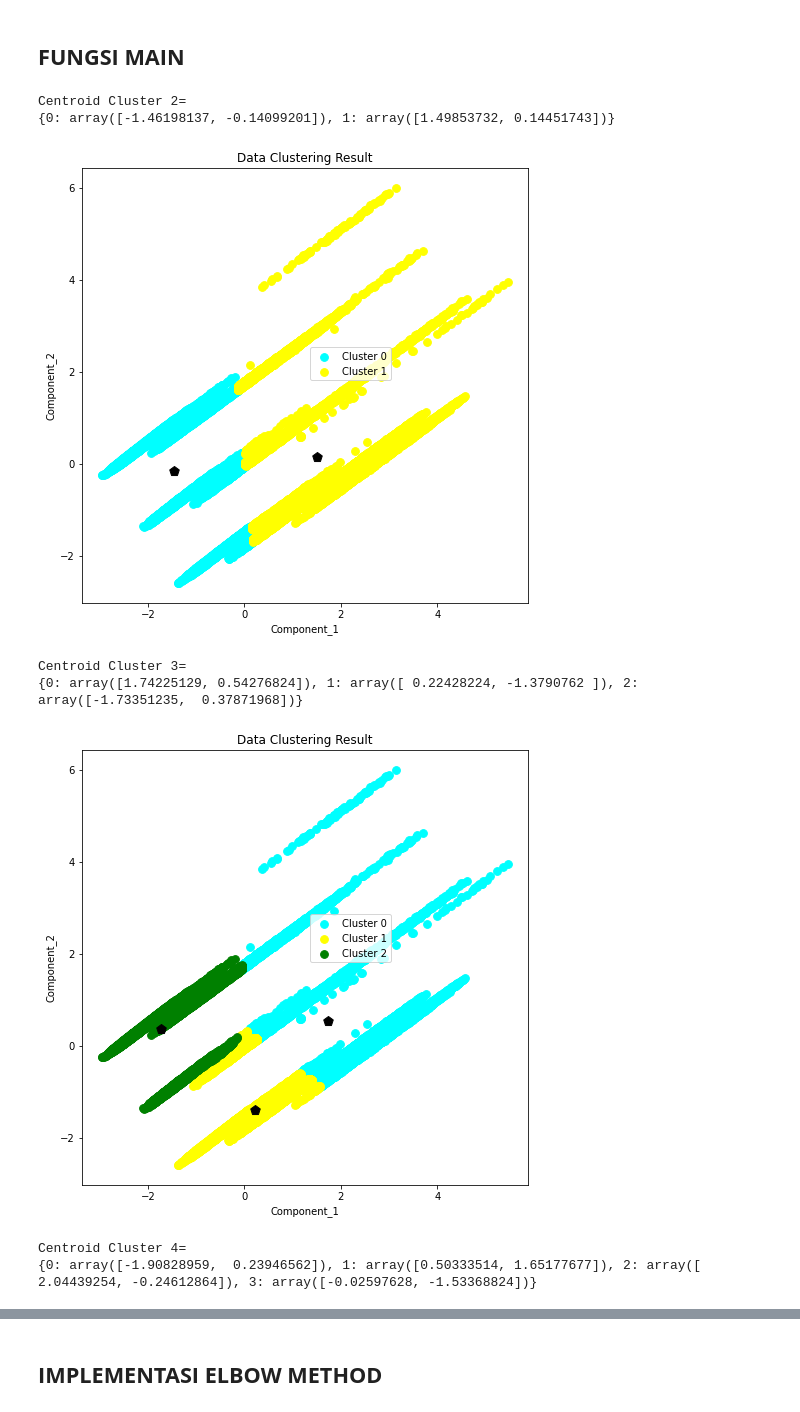
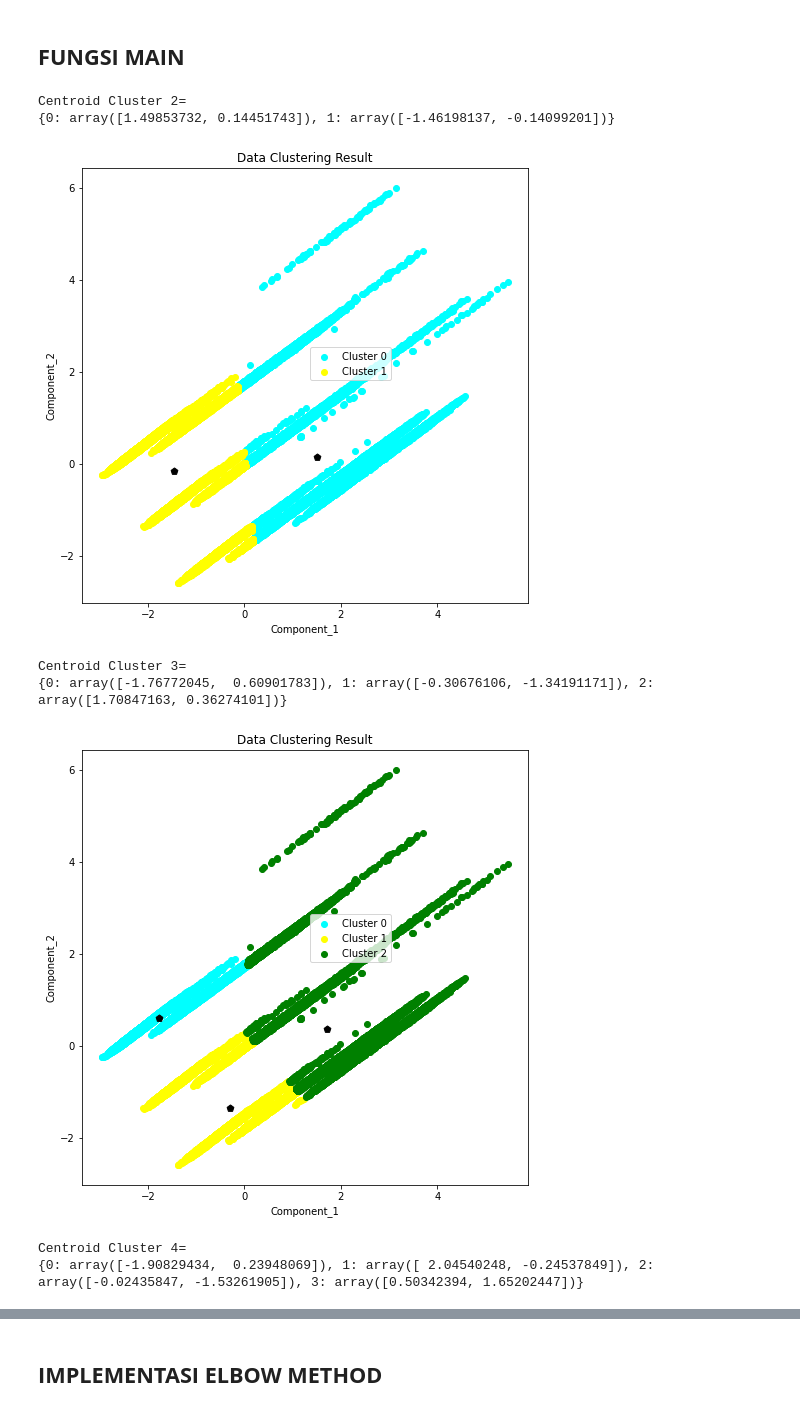
Before and after one commit to Tsukinami20/Clustering_Tubes, a Jupyter notebook: Clustering_Kmeans_PCA.ipynb, the cells around one changed output, grey strips where cells are left out. Drawn from its saved outputs; the diff is of its cells as text; code cells hidden in the pictures.

```diff
--- a/Clustering_Kmeans_PCA.ipynb
+++ b/Clustering_Kmeans_PCA.ipynb
@@ -56,7 +55,7 @@ def kmeans(k, data,max_iterasion):
     #inisiasi centroid dengan memilihnya secara random
     centroid = {i: data[random.randint(0, len(data))] for i in range(k)}
     # untuk mendapatkan
-    sum_wcss = 0
+    inertia = 0
     # inisiasi variable sameCentroid dengan false
     sameCentroid = False
     i = 0
@@ -64,7 +63,9 @@ def kmeans(k, data,max_iterasion):
         #Mencopy centroid sebelumnya
         temp = centroid.copy()
         #Mengisi dictonary cluster yang setiap keynya memiliki array kosong sebanyak k
-        cluster = {j: [] for j in range(k)}
+        cluster = {}
+        for j in range(k):
+            cluster[j] = []
         # Array untuk menyimpan nilai perhitungan jarak
         T = []
 
@@ -76,7 +77,7 @@ def kmeans(k, data,max_iterasion):
             cluster[dist.index(min(dist))].append(row)
 
         #melakukan hasil tambah dari nilai perhitungan jarak yang telah diambil sebelumnya
-        sum_wcss = sum(T)
+        inertia = sum(T)
 
         #Update centroid menggunakan mean
         for cl in cluster:
@@ -89,7 +90,7 @@ def kmeans(k, data,max_iterasion):
                 break
         i+=1
 
-    return centroid,cluster,sum_wcss
+    return centroid,cluster,inertia
 # %% [markdown]
 ## **FUNGSI MAIN**
 # %%
@@ -99,44 +100,43 @@ jumlah_elbow = []
 data = df_train.to_numpy()
 
 max_iterasion = 100
-k = range(2,9)
+k = range(2,8)
 for i in k:
     # Memanggil Fungsi kmeans Yang Akan Mengembalikan Nilai Centroid Dan Cluster
     centroid, cluster,wcss = kmeans(i, data, max_iterasion)
     print(f'Centroid Cluster {i}=\n{centroid}\n')
-
+    #memasukan nilai wcss sebelumnya kedalam array
     jumlah_elbow.append(wcss)
+    # Convert to dataframe
     df = []
     for key in cluster.keys():
         for c in cluster.get(key):
             df.append((c[0], c[1], key))
-
-    # Convert to dataframe
     df = pd.DataFrame(df)
     df.columns = ['Component_1','Component_2','Cluster']
     #visualisasi data yang dugasukjab
     plt.figure(figsize=(8,8))
     color = ['Cyan','Yellow','Green','Purple','Blue','Red','darkviolet','turquoise','darkorange','lightgreen']
     plt.title('Data Clustering Result')
     for j in range(i):
         #visalisasi cluster component_1 dan component_2
         plt.scatter(
             df['Component_1'][df['Cluster']==j],
             df['Component_2'][df['Cluster']==j],
-            c=color[j],s=60,label=f'Cluster {j}'
+            c=color[j],label=f'Cluster {j}'
         )
         #Memvisualisasikan letak centroid
-        plt.scatter(centroid[j][0], centroid[j][1], color='k', marker='p',s=100)
+        plt.scatter(centroid[j][0], centroid[j][1], color='k', marker='p',s=50)
     plt.legend(loc = 'best',bbox_to_anchor=(0.5, 0.5))
     plt.xlabel("Component_1")
     plt.ylabel("Component_2")
     plt.show()
 # %% [output]
 Centroid Cluster 2=
-{0: array([-1.46198137, -0.14099201]), 1: array([1.49853732, 0.14451743])}
+{0: array([1.49853732, 0.14451743]), 1: array([-1.46198137, -0.14099201])}
-[figure, old version]
+[figure, new version]
 Centroid Cluster 3=
-{0: array([1.74225129, 0.54276824]), 1: array([ 0.22428224, -1.3790762 ]), 2: array([-1.73351235,  0.37871968])}
+{0: array([-1.76772045,  0.60901783]), 1: array([-0.30676106, -1.34191171]), 2: array([1.70847163, 0.36274101])}
-[figure, old version]
+[figure, new version]
 Centroid Cluster 4=
-{0: array([-1.90828959,  0.23946562]), 1: array([0.50333514, 1.65177677]), 2: array([ 2.04439254, -0.24612864]), 3: array([-0.02597628, -1.53368824])}
+{0: array([-1.90829434,  0.23948069]), 1: array([ 2.04540248, -0.24537849]), 2: array([-0.02435847, -1.53261905]), 3: array([0.50342394, 1.65202447])}
```
Also changed, not shown: parts of 10 cells of this notebook, 17 other files.
